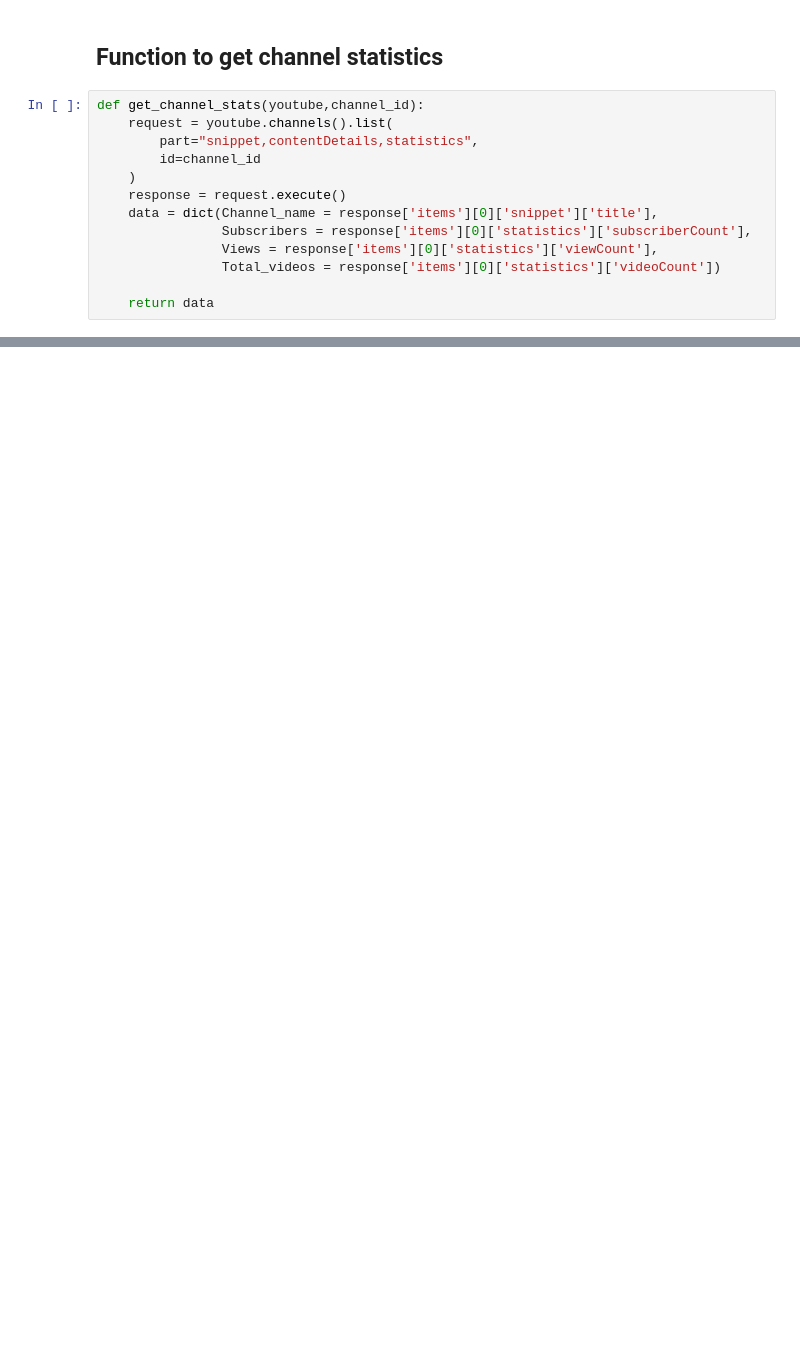
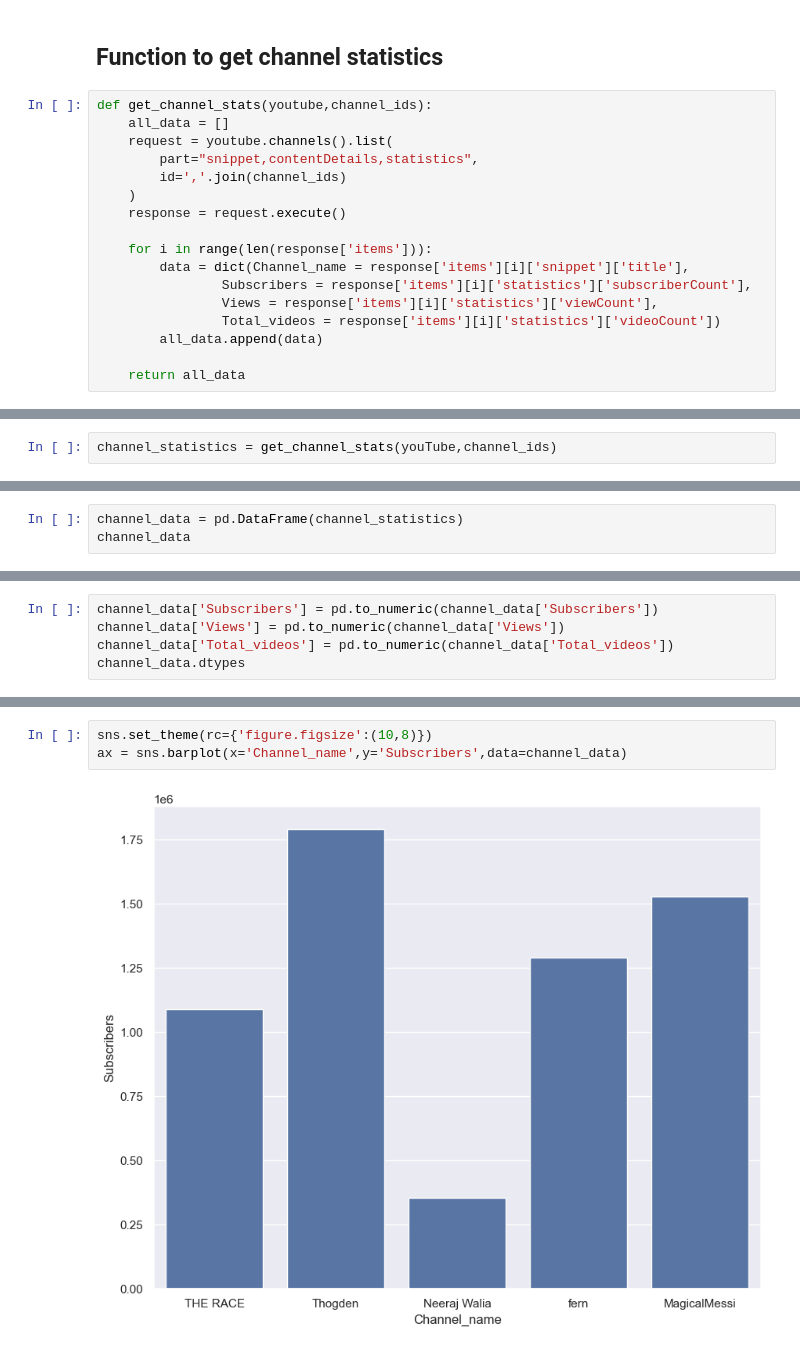
Before and after one commit to Shantanu29kumar/Scapping_Youtube_Data, a Jupyter notebook: YT-Analysis-project.ipynb, the cells around one changed output, grey strips where cells are left out. Cells and saved outputs as stored; diff of their text form; blank space fills up the shorter version.

Commit message:
Modified the function for multiple channels

```diff
--- a/YT-Analysis-project.ipynb
+++ b/YT-Analysis-project.ipynb
@@ -17,15 +24,19 @@ youTube = build('youtube','v3',developerKey=api_key)
 # %% [markdown]
 ## Function to get channel statistics
 # %%
-def get_channel_stats(youtube,channel_id):
+def get_channel_stats(youtube,channel_ids):
+    all_data = []
     request = youtube.channels().list(
         part="snippet,contentDetails,statistics",
-        id=channel_id
+        id=','.join(channel_ids)
     )
     response = request.execute()
-    data = dict(Channel_name = response['items'][0]['snippet']['title'],
-                Subscribers = response['items'][0]['statistics']['subscriberCount'],
-                Views = response['items'][0]['statistics']['viewCount'],
-                Total_videos = response['items'][0]['statistics']['videoCount'])
 
-    return data
+    for i in range(len(response['items'])):
+        data = dict(Channel_name = response['items'][i]['snippet']['title'],
+                Subscribers = response['items'][i]['statistics']['subscriberCount'],
+                Views = response['items'][i]['statistics']['viewCount'],
+                Total_videos = response['items'][i]['statistics']['videoCount'])
+        all_data.append(data)
+
+    return all_data
@@ -38,0 +43,2 @@ get_channel_stats(youTube,channel_id)
+# %%
+channel_statistics = get_channel_stats(youTube,channel_ids)
@@ -38,0 +68,3 @@ get_channel_stats(youTube,channel_id)
+# %%
+channel_data = pd.DataFrame(channel_statistics)
+channel_data
@@ -38,0 +86,5 @@ get_channel_stats(youTube,channel_id)
+# %%
+channel_data['Subscribers'] = pd.to_numeric(channel_data['Subscribers'])
+channel_data['Views'] = pd.to_numeric(channel_data['Views'])
+channel_data['Total_videos'] = pd.to_numeric(channel_data['Total_videos'])
+channel_data.dtypes
@@ -38,0 +97,5 @@ get_channel_stats(youTube,channel_id)
+# %%
+sns.set_theme(rc={'figure.figsize':(10,8)})
+ax = sns.barplot(x='Channel_name',y='Subscribers',data=channel_data)
+# %% [output]
+[figure, added]
```
Also changed, not shown: parts of 9 cells of this notebook.
